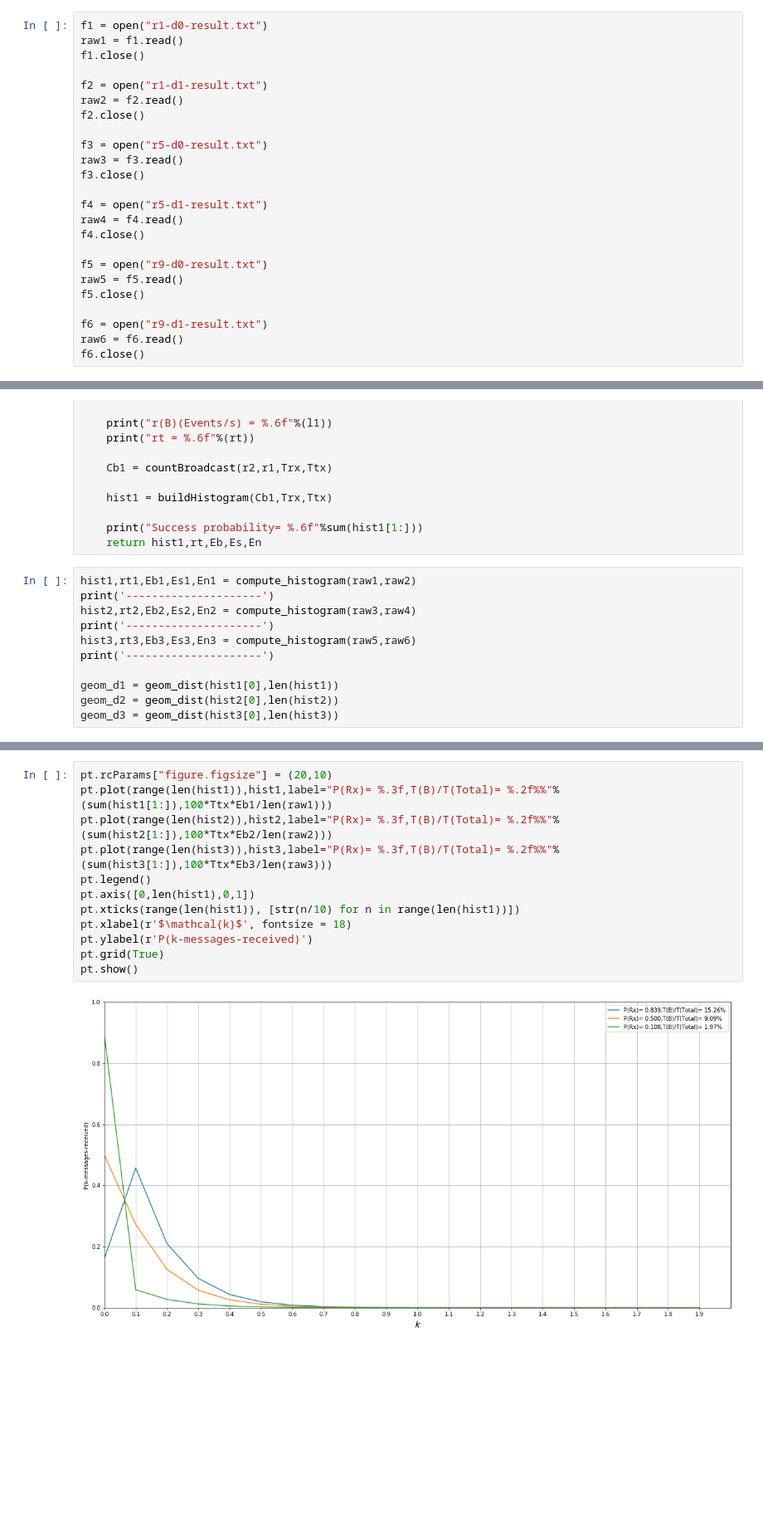
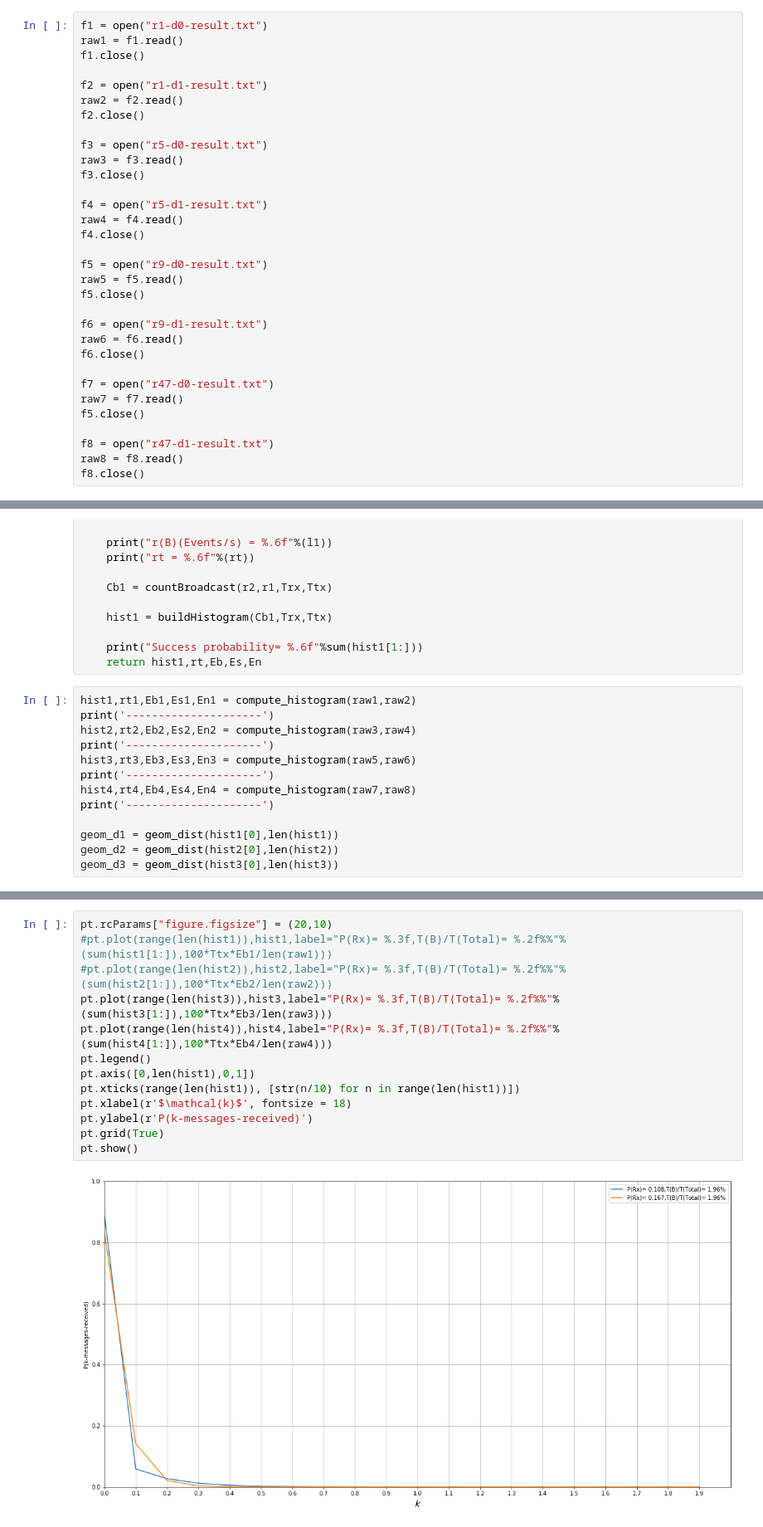
Before and after one commit to ingframin/BroadcastSimulation, a Jupyter notebook: results/Analysis.ipynb, the cells around one changed output, grey strips where cells are left out. Shown at 83% size. Cells and saved outputs as stored; diff of their text form; blank space fills up the shorter version.

```diff
--- a/results/Analysis.ipynb
+++ b/results/Analysis.ipynb
@@ -33,6 +33,14 @@ f5.close()
 f6 = open("r9-d1-result.txt")
 raw6 = f6.read()
 f6.close()
+
+f7 = open("r47-d0-result.txt")
+raw7 = f7.read()
+f5.close()
+
+f8 = open("r47-d1-result.txt")
+raw8 = f8.read()
+f8.close()
 # %%
 Ttx = 1
 Trx = 10
@@ -66,6 +74,8 @@ hist2,rt2,Eb2,Es2,En2 = compute_histogram(raw3,raw4)
 print('---------------------')
 hist3,rt3,Eb3,Es3,En3 = compute_histogram(raw5,raw6)
 print('---------------------')
+hist4,rt4,Eb4,Es4,En4 = compute_histogram(raw7,raw8)
+print('---------------------')
 
 geom_d1 = geom_dist(hist1[0],len(hist1))
 geom_d2 = geom_dist(hist2[0],len(hist2))
@@ -120,14 +131,15 @@ RMSE Geom= 0.009594
 # %%
 pt.rcParams["figure.figsize"] = (20,10)
-pt.plot(range(len(hist1)),hist1,label="P(Rx)= %.3f,T(B)/T(Total)= %.2f%%"%(sum(hist1[1:]),100*Ttx*Eb1/len(raw1)))
-pt.plot(range(len(hist2)),hist2,label="P(Rx)= %.3f,T(B)/T(Total)= %.2f%%"%(sum(hist2[1:]),100*Ttx*Eb2/len(raw2)))
+#pt.plot(range(len(hist1)),hist1,label="P(Rx)= %.3f,T(B)/T(Total)= %.2f%%"%(sum(hist1[1:]),100*Ttx*Eb1/len(raw1)))
+#pt.plot(range(len(hist2)),hist2,label="P(Rx)= %.3f,T(B)/T(Total)= %.2f%%"%(sum(hist2[1:]),100*Ttx*Eb2/len(raw2)))
 pt.plot(range(len(hist3)),hist3,label="P(Rx)= %.3f,T(B)/T(Total)= %.2f%%"%(sum(hist3[1:]),100*Ttx*Eb3/len(raw3)))
+pt.plot(range(len(hist4)),hist4,label="P(Rx)= %.3f,T(B)/T(Total)= %.2f%%"%(sum(hist4[1:]),100*Ttx*Eb4/len(raw4)))
 pt.legend()
 pt.axis([0,len(hist1),0,1])
 pt.xticks(range(len(hist1)), [str(n/10) for n in range(len(hist1))])
 pt.xlabel(r'$\mathcal{k}$', fontsize = 18)
 pt.ylabel(r'P(k-messages-received)')
 pt.grid(True)
 pt.show()
 # %% [output]
-[figure, old version]
+[figure, new version]
```
Also changed, not shown: parts of 2 cells of this notebook, 2 other files.
